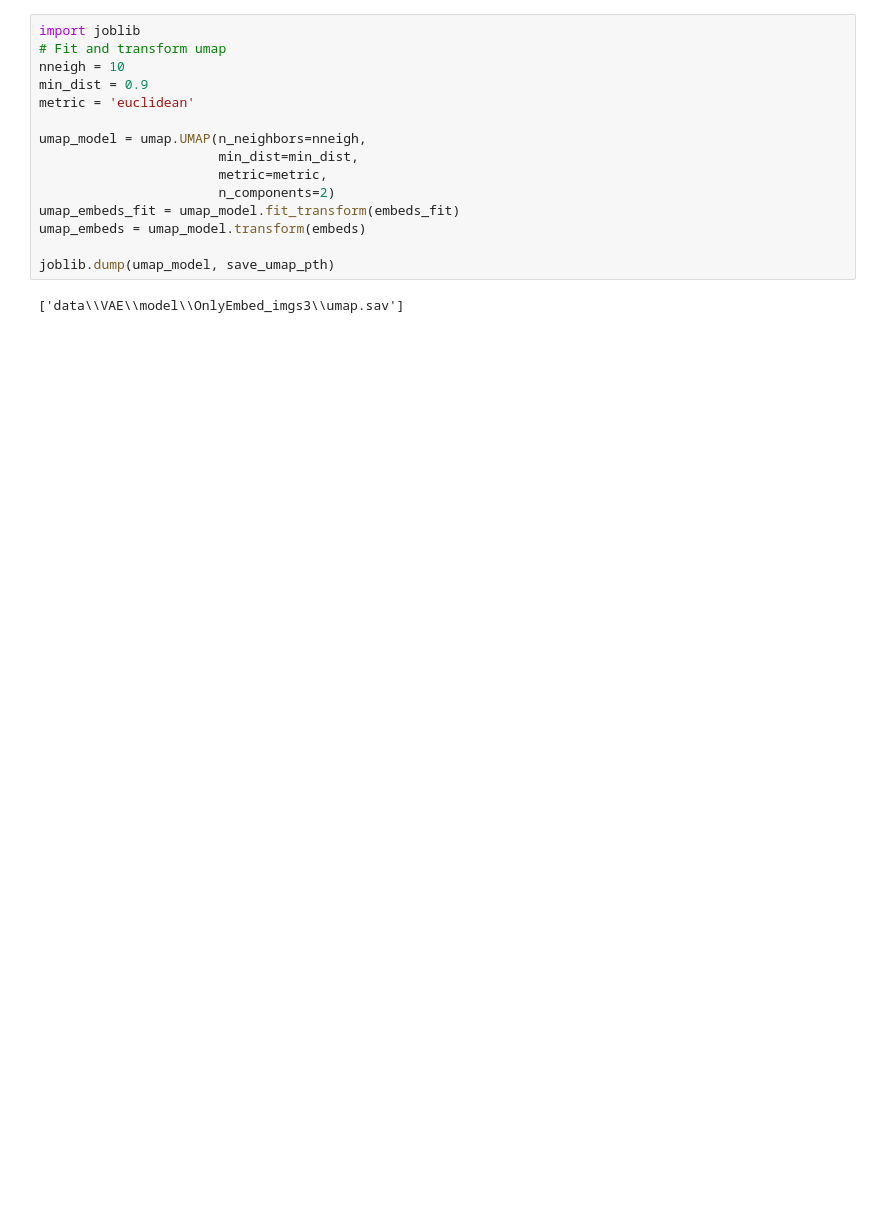
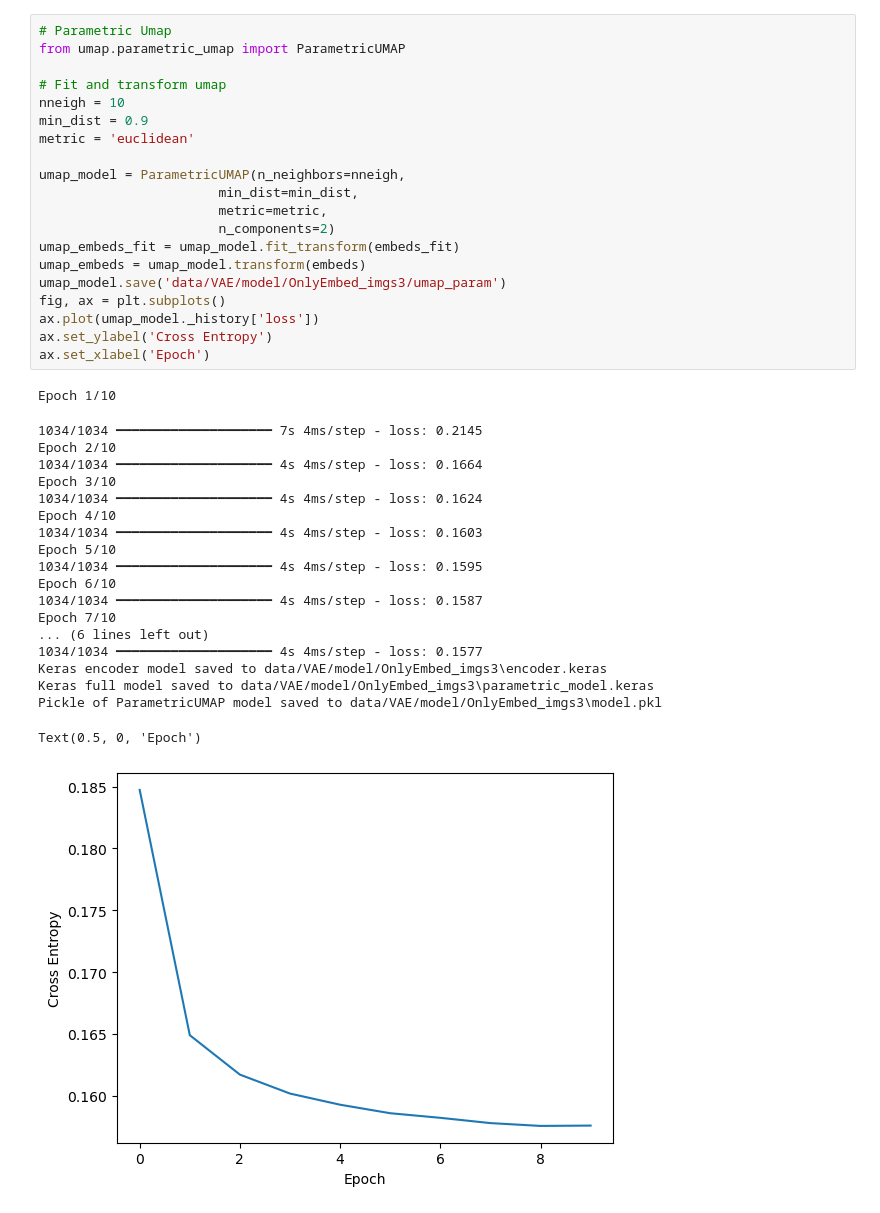
Before and after one commit to yyhhoi/HippoSLAM, a Jupyter notebook: controllers/hipposlam/UMAP_offline_state_specificity.ipynb, the cells around one changed output. Saved outputs shown, nothing was run; the diff lists cells and outputs as text; blank space fills up the shorter version.

```diff
--- a/controllers/hipposlam/UMAP_offline_state_specificity.ipynb
+++ b/controllers/hipposlam/UMAP_offline_state_specificity.ipynb
@@ -63,19 +63,43 @@ N = len(dataset)
 embeds, labels = dataset.get_all()
 embeds_fit, labels_fit = embeds[:N], labels[:N]
 # %%
-import joblib
+# Parametric Umap
+from umap.parametric_umap import ParametricUMAP
+
 # Fit and transform umap
 nneigh = 10
 min_dist = 0.9
 metric = 'euclidean'
 
-umap_model = umap.UMAP(n_neighbors=nneigh,
+umap_model = ParametricUMAP(n_neighbors=nneigh,
                        min_dist=min_dist,
                        metric=metric,
                        n_components=2)
 umap_embeds_fit = umap_model.fit_transform(embeds_fit)
 umap_embeds = umap_model.transform(embeds)
-
-joblib.dump(umap_model, save_umap_pth)
+umap_model.save('data/VAE/model/OnlyEmbed_imgs3/umap_param')
+fig, ax = plt.subplots()
+ax.plot(umap_model._history['loss'])
+ax.set_ylabel('Cross Entropy')
+ax.set_xlabel('Epoch')
 # %% [output]
-['data\\VAE\\model\\OnlyEmbed_imgs3\\umap.sav']
+Epoch 1/10
+1034/1034 ━━━━━━━━━━━━━━━━━━━━ 7s 4ms/step - loss: 0.2145
+Epoch 2/10
+1034/1034 ━━━━━━━━━━━━━━━━━━━━ 4s 4ms/step - loss: 0.1664
+Epoch 3/10
+1034/1034 ━━━━━━━━━━━━━━━━━━━━ 4s 4ms/step - loss: 0.1624
+Epoch 4/10
+1034/1034 ━━━━━━━━━━━━━━━━━━━━ 4s 4ms/step - loss: 0.1603
+Epoch 5/10
+1034/1034 ━━━━━━━━━━━━━━━━━━━━ 4s 4ms/step - loss: 0.1595
+Epoch 6/10
+1034/1034 ━━━━━━━━━━━━━━━━━━━━ 4s 4ms/step - loss: 0.1587
+Epoch 7/10
+... (6 lines left out)
+1034/1034 ━━━━━━━━━━━━━━━━━━━━ 4s 4ms/step - loss: 0.1577
+Keras encoder model saved to data/VAE/model/OnlyEmbed_imgs3\encoder.keras
+Keras full model saved to data/VAE/model/OnlyEmbed_imgs3\parametric_model.keras
+Pickle of ParametricUMAP model saved to data/VAE/model/OnlyEmbed_imgs3\model.pkl
+Text(0.5, 0, 'Epoch')
+[figure, added]
```
Also changed, not shown: parts of 8 cells of this notebook, 6 other files.
